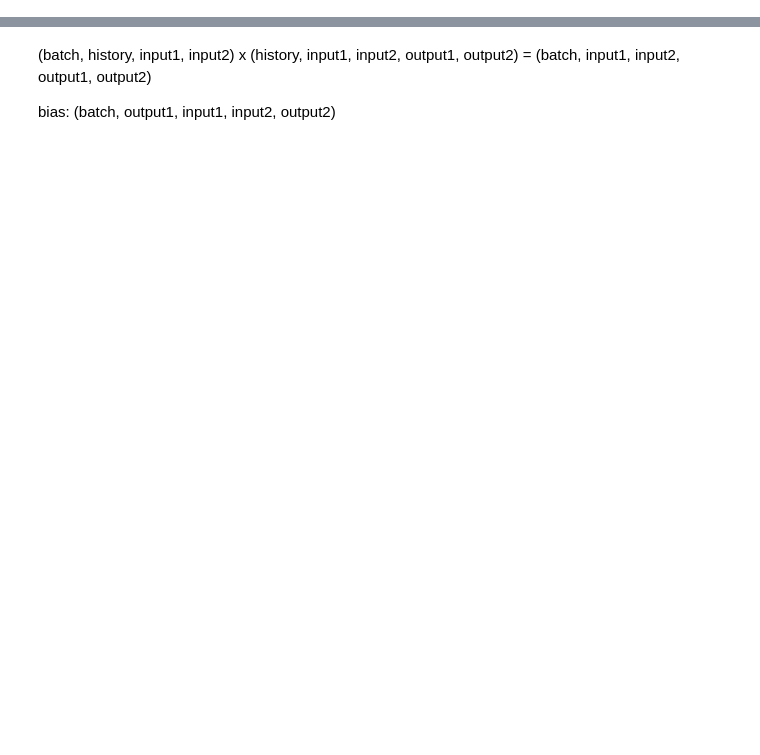
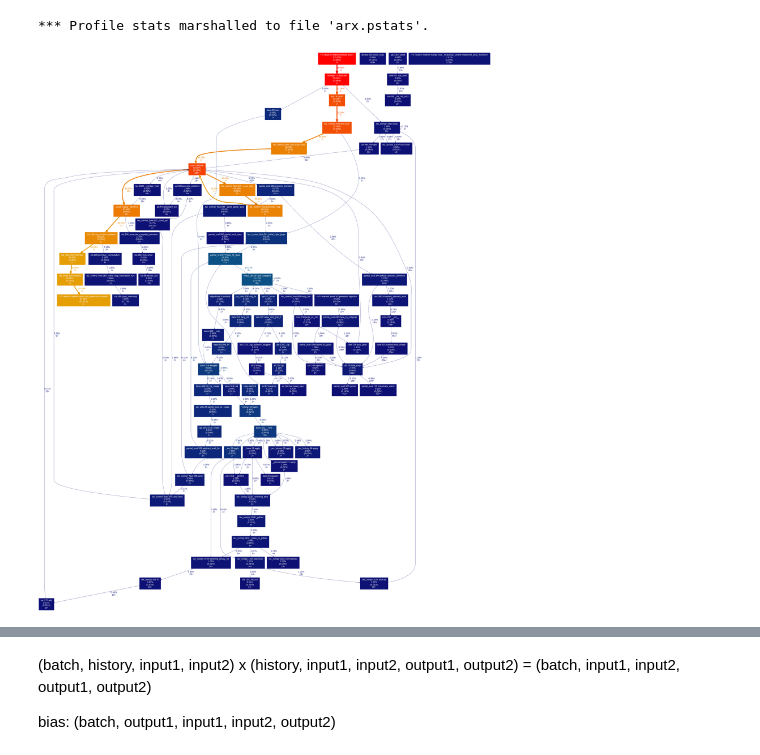
Before and after one commit to danielsuo/skgaip, a Jupyter notebook: notebooks/2020-05-26 Testing linear.ipynb, the cells around one changed output, grey strips where cells are left out. Cells and saved outputs as stored; diff of their text form; code cells hidden in the pictures; blank space fills up the shorter version.

```diff
--- a/notebooks/2020-05-26 Testing linear.ipynb
+++ b/notebooks/2020-05-26 Testing linear.ipynb
@@ -84,0 +79,37 @@ DeviceArray([0.        , 0.        , 0.        , ..., 1.4529347 ,
+# %%
+%%timeit
+def test_arx():
+    import pickle
+    import flax
+
+    from timecast.learners import ARX, Parallel, Precomputed
+    from timecast.learners import NewMixin
+
+    from timecast.optim import GradientDescent
+    from timecast.objectives import residual
+
+    from timecast import tscan
+
+    basin = basins[0]
+
+    X = pickle.load(open("../data/flood/test/{}.pkl".format(basin), "rb"))
+    Y = pickle.load(open("../data/flood/base/{}.pkl".format(basin), "rb"))
+    history_len = 270
+
+    Y_lstm = jnp.pad(jnp.array(Y.qsim), (history_len - 1, 0))
+    Y = jnp.pad(jnp.array(Y.qobs), (history_len - 1, 0)).reshape(-1, 1)
+
+    class FloodPredictor(NewMixin, flax.nn.Module):
+        def apply(self, features, arr, history_len):
+            lstm = Precomputed(x=features, arr=arr)
+            arx = ARX(features=features, history_len=history_len, constrain=False)
+
+            return [lstm, arx]
+
+    model, state = FloodPredictor.new(shapes=[(1, 32)], arr=Y_lstm, history_len=history_len)
+    optim_def = GradientDescent(learning_rate=10 ** -5)
+    optimizer = optim_def.create(model)
+
+    return tscan(X, Y, optimizer, state=state, objective=residual)
+
+test_arx()
@@ -122,0 +238,42 @@ DeviceArray(0.7916824, dtype=float32)
+# %%
+%%prun -D arx.pstats -q
+
+import pickle
+import flax
+
+from timecast.learners import ARX, Parallel, Precomputed
+from timecast.learners import NewMixin
+
+from timecast.optim import GradientDescent
+from timecast.objectives import residual
+
+from timecast import tscan
+
+basin = basins[0]
+
+X = pickle.load(open("../data/flood/test/{}.pkl".format(basin), "rb"))
+Y = pickle.load(open("../data/flood/base/{}.pkl".format(basin), "rb"))
+history_len = 270
+
+Y_lstm = jnp.pad(jnp.array(Y.qsim), (history_len - 1, 0))
+Y = jnp.pad(jnp.array(Y.qobs), (history_len - 1, 0)).reshape(-1, 1)
+
+class FloodPredictor(NewMixin, flax.nn.Module):
+    def apply(self, features, arr, history_len):
+        lstm = Precomputed(x=features, arr=arr)
+        arx = ARX(features=features, history_len=history_len, constrain=False)
+
+        return [lstm, arx]
+
+model, state = FloodPredictor.new(shapes=[(1, 32)], arr=Y_lstm, history_len=history_len)
+optim_def = GradientDescent(learning_rate=10 ** -5)
+optimizer = optim_def.create(model)
+
+results = tscan(X, Y, optimizer, state=state, objective=residual)
+# %% [output]
+*** Profile stats marshalled to file 'arx.pstats'.
+# %%
+!gprof2dot -f pstats arx.pstats | dot -Tpng -o arx.png
+Image(filename="arx.png")
+# %% [output]
+[figure, added]
```
Also changed, not shown: parts of 21 cells of this notebook, 4 other files.
